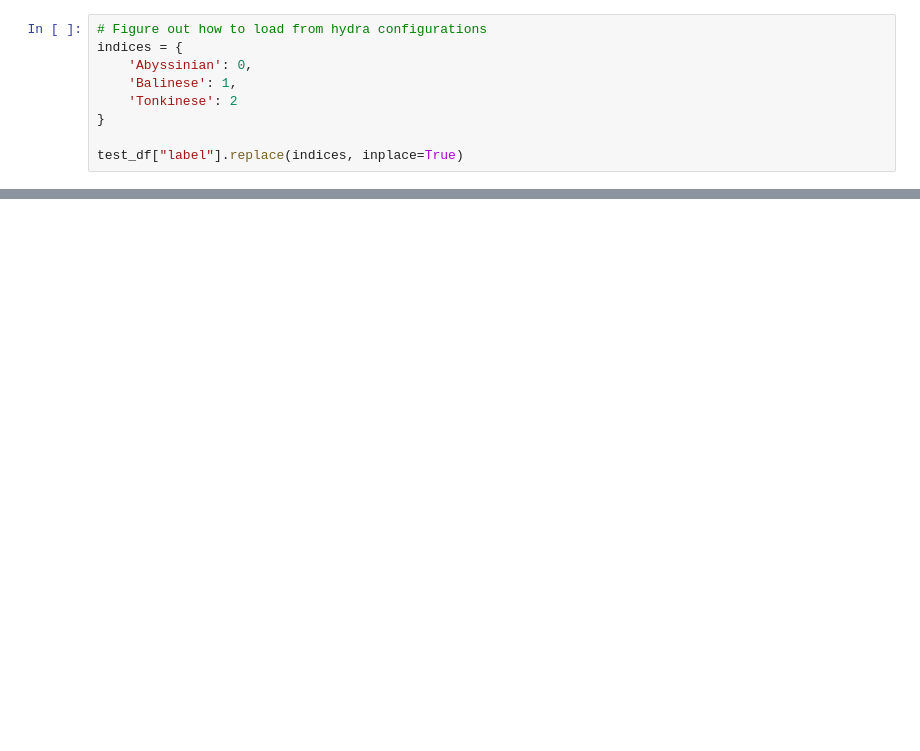
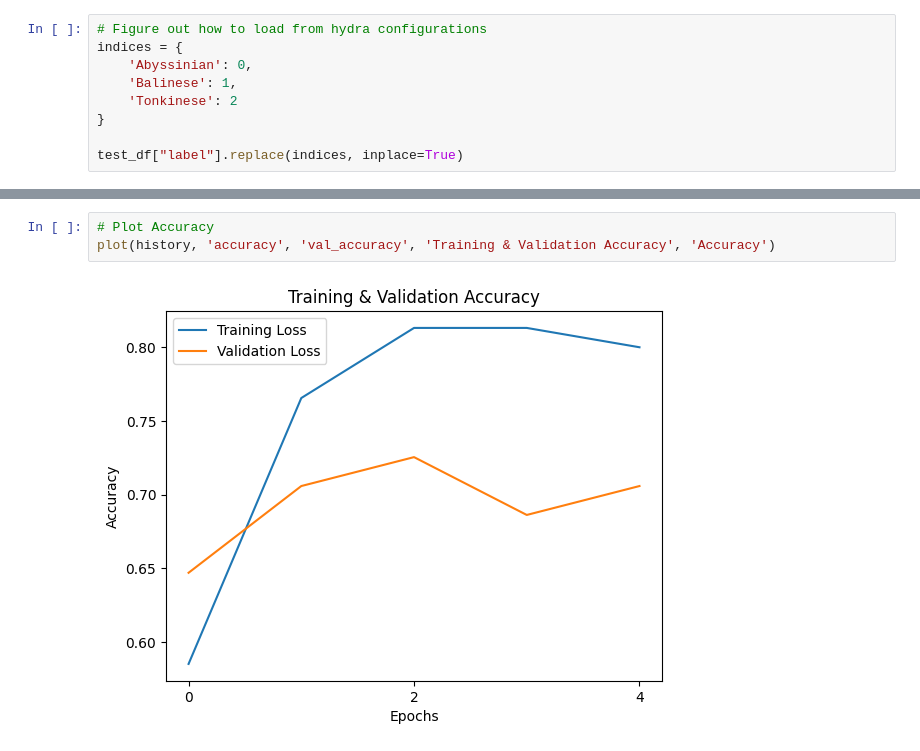
Before and after one commit to zaniarm/cat-breed-classifier, a Jupyter notebook: notebooks/results.ipynb, the cells around one changed output, grey strips where cells are left out. Cells and saved outputs as stored; diff of their text form; blank space fills up the shorter version.

```diff
--- a/notebooks/results.ipynb
+++ b/notebooks/results.ipynb
@@ -98,0 +134,5 @@ F1 score:  0.7512331019364267
+# %%
+# Plot Accuracy
+plot(history, 'accuracy', 'val_accuracy', 'Training & Validation Accuracy', 'Accuracy')
+# %% [output]
+[figure, added]
```
Also changed, not shown: parts of 12 cells of this notebook, 2 other files.
